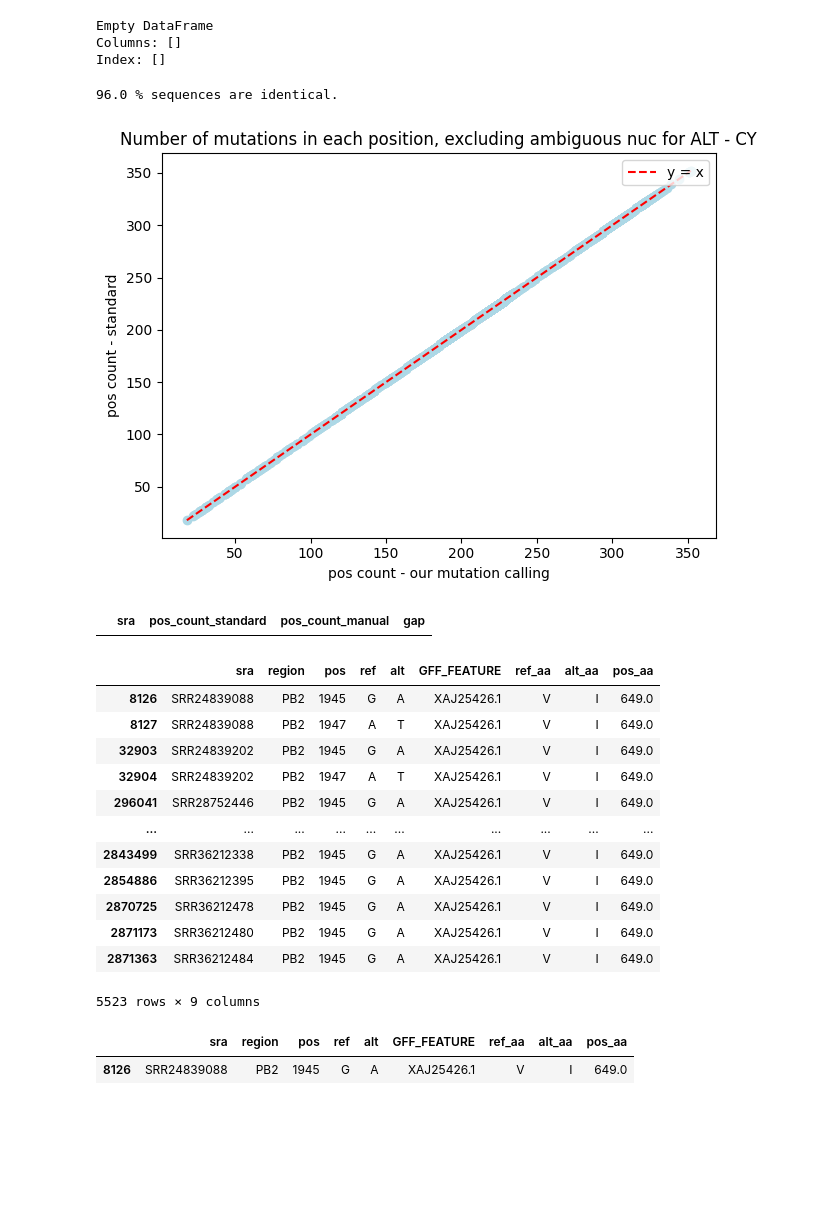
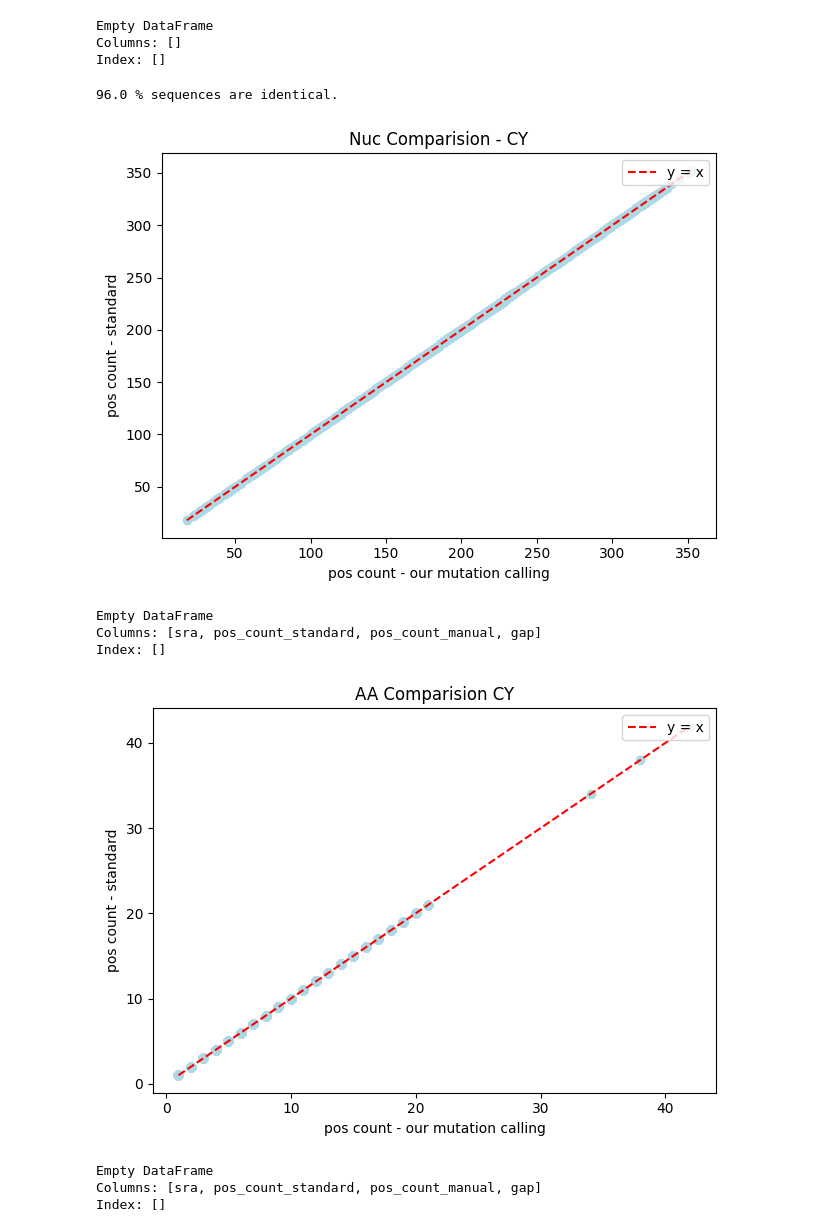
Before and after one commit to yutiachen5/bjorn_rep, a Jupyter notebook: output/sanity_check.ipynb, the cells around one changed output. Saved outputs shown, nothing was run; the diff lists cells and outputs as text; code cells hidden in the pictures; blank space fills up the shorter version.

```diff
--- a/output/sanity_check.ipynb
+++ b/output/sanity_check.ipynb
@@ -34,7 +34,7 @@ def process(path, common_set):
     else:
         return df, None
 # %%
-def corr_plt(standard, manual, title):
+def corr_plt_nuc(standard, manual, title):
 
     standard_grp = (
         standard[~standard["alt"].str.upper().isin(ambiguous_nuc)]
@@ -60,8 +60,12 @@ def corr_plt(standard, manual, title):
     plt.legend(loc='upper right')
     plt.xlabel("pos count - our mutation calling")
     plt.ylabel("pos count - standard")
-    plt.title(f"Number of mutations in each position, excluding ambiguous nuc for ALT - {title}")
+    plt.title(f"Nuc Comparision - {title}")
     plt.tight_layout()
     plt.show()
 
-    return merged2[merged2['pos_count_standard'] != merged2['pos_count_manual']]
+    pos_mismatch = merged2[merged2['pos_count_standard'] != merged2['pos_count_manual']]
+    pos_mismatch["gap"] = pos_mismatch["pos_count_manual"] - pos_mismatch["pos_count_standard"]
+    pos_mismatch = pos_mismatch.sort_values(by=["gap"], ascending=False)
+
+    return pos_mismatch
@@ -258,43 +330,27 @@ Index: []
 # %%
 common_set = get_common_seqs(cy_gf_dir+"alignment.fasta", cy_mm_dir+"alignment.fasta")
 
 cy_mm, cy_mm_filtered = process(cy_mm_dir+"CY018884.1_cds_ABM21959.1_1_mutations.tsv", common_set)
 cy_mm_filtered["sra"] = cy_mm_filtered["sra"].apply(lambda x: x.split('_')[1])
 cy_gf, cy_gf_filtered = process(cy_gf_dir+"mutations.tsv", common_set)
 cy_gf_filtered["sra"] = cy_gf_filtered["sra"].apply(lambda x: x.split('_')[1])
 
 print(round(len(cy_mm_filtered)/len(cy_mm), 2)*100, "% sequences are identical.")
 
-pos_mismatch = corr_plt(cy_gf_filtered, cy_mm_filtered, "CY")
-pos_mismatch["gap"] = pos_mismatch["pos_count_manual"] - pos_mismatch["pos_count_standard"]
-pos_mismatch = pos_mismatch.sort_values(by=["gap"], ascending=False)
-
-pos_mismatch
+pos_mismatch = corr_plt_nuc(cy_gf_filtered, cy_mm_filtered, "CY")
+print(pos_mismatch)
+pos_mismatch = corr_plt_aa(cy_gf_filtered, cy_mm_filtered, "CY")
+print(pos_mismatch)
 # %% [output]
 96.0 % sequences are identical.
-[figure, old version]
+[figure, new version]
-|  | sra | pos_count_standard | pos_count_manual | gap |
+Empty DataFrame
+Columns: [sra, pos_count_standard, pos_count_manual, gap]
+Index: []
+[figure, added]
+Empty DataFrame
+Columns: [sra, pos_count_standard, pos_count_manual, gap]
+Index: []
-# %%
-tmp1.loc[(tmp1["GFF_FEATURE"] == "XAJ25426.1") & (tmp1["ref_aa"] == "V") & (tmp1["alt_aa"] == "I") & (tmp1["pos_aa"] == 649), :]
-# %% [output]
-|  | sra | region | pos | ref | alt | GFF_FEATURE | ref_aa | alt_aa | pos_aa |
-| 8126 | SRR24839088 | PB2 | 1945 | G | A | XAJ25426.1 | V | I | 649.0 |
-| 8127 | SRR24839088 | PB2 | 1947 | A | T | XAJ25426.1 | V | I | 649.0 |
-| 32903 | SRR24839202 | PB2 | 1945 | G | A | XAJ25426.1 | V | I | 649.0 |
-| 32904 | SRR24839202 | PB2 | 1947 | A | T | XAJ25426.1 | V | I | 649.0 |
-| 296041 | SRR28752446 | PB2 | 1945 | G | A | XAJ25426.1 | V | I | 649.0 |
-| ... | ... | ... | ... | ... | ... | ... | ... | ... | ... |
-| 2843499 | SRR36212338 | PB2 | 1945 | G | A | XAJ25426.1 | V | I | 649.0 |
-| 2854886 | SRR36212395 | PB2 | 1945 | G | A | XAJ25426.1 | V | I | 649.0 |
-| 2870725 | SRR36212478 | PB2 | 1945 | G | A | XAJ25426.1 | V | I | 649.0 |
-| 2871173 | SRR36212480 | PB2 | 1945 | G | A | XAJ25426.1 | V | I | 649.0 |
-| 2871363 | SRR36212484 | PB2 | 1945 | G | A | XAJ25426.1 | V | I | 649.0 |
-5523 rows × 9 columns
-# %%
-tmp2.loc[(tmp2["sra"] == "SRR24839088") & (tmp2["pos"] == 1945), :]
-# %% [output]
-|  | sra | region | pos | ref | alt | GFF_FEATURE | ref_aa | alt_aa | pos_aa |
-| 8126 | SRR24839088 | PB2 | 1945 | G | A | XAJ25426.1 | V | I | 649.0 |
 # %%
 tmp1 = (cy_gf_filtered[~cy_gf_filtered["alt"].isin(ambiguous_nuc)]
         .drop(columns=["ref_codon", "alt_codon"])
```
Also changed, not shown: parts of 15 cells of this notebook, 5 other files.
